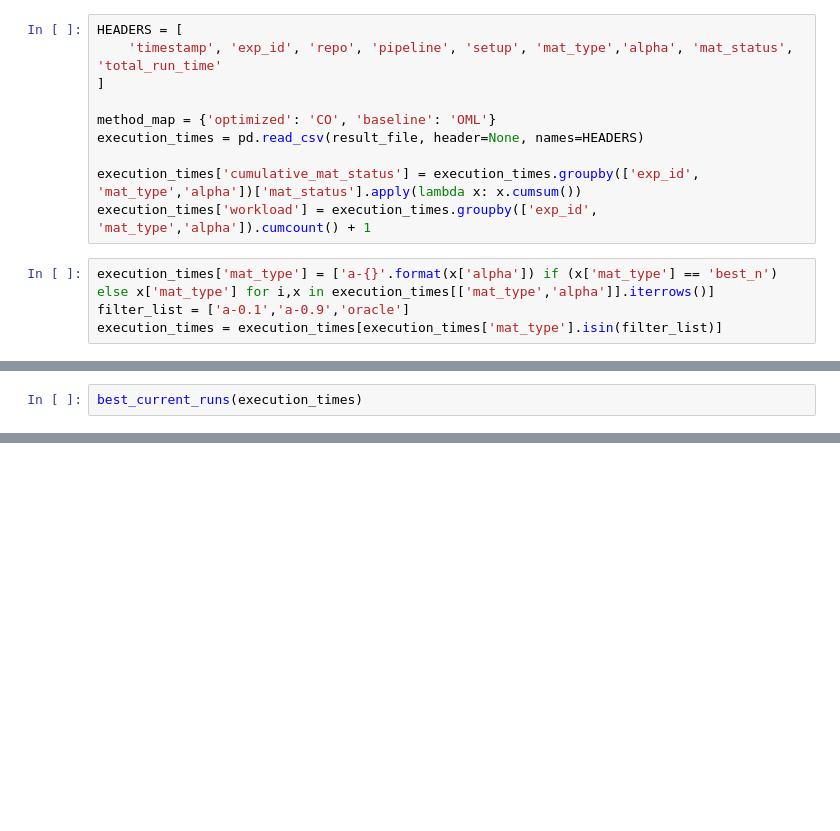
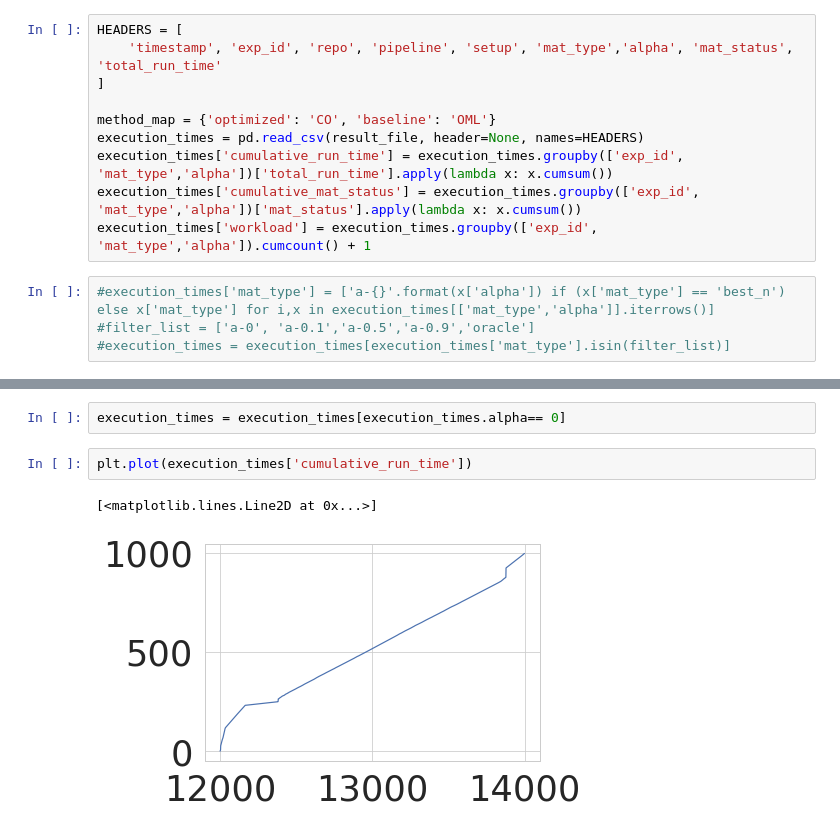
Before and after one commit to dbehrouz/ml-workload-optimization, a Jupyter notebook: code/collaborative-optimizer/paper/experiments/alpha_impact/plots.ipynb, the cells around one changed output, grey strips where cells are left out. Drawn from its saved outputs; the diff is of its cells as text; blank space fills up the shorter version.

```diff
--- a/code/collaborative-optimizer/paper/experiments/alpha_impact/plots.ipynb
+++ b/code/collaborative-optimizer/paper/experiments/alpha_impact/plots.ipynb
@@ -54,12 +56,12 @@ HEADERS = [
 
 method_map = {'optimized': 'CO', 'baseline': 'OML'}
 execution_times = pd.read_csv(result_file, header=None, names=HEADERS)
-
+execution_times['cumulative_run_time'] = execution_times.groupby(['exp_id', 'mat_type','alpha'])['total_run_time'].apply(lambda x: x.cumsum())
 execution_times['cumulative_mat_status'] = execution_times.groupby(['exp_id', 'mat_type','alpha'])['mat_status'].apply(lambda x: x.cumsum())
 execution_times['workload'] = execution_times.groupby(['exp_id', 'mat_type','alpha']).cumcount() + 1
 # %%
-execution_times['mat_type'] = ['a-{}'.format(x['alpha']) if (x['mat_type'] == 'best_n') else x['mat_type'] for i,x in execution_times[['mat_type','alpha']].iterrows()]
-filter_list = ['a-0.1','a-0.9','oracle']
-execution_times = execution_times[execution_times['mat_type'].isin(filter_list)]
+#execution_times['mat_type'] = ['a-{}'.format(x['alpha']) if (x['mat_type'] == 'best_n') else x['mat_type'] for i,x in execution_times[['mat_type','alpha']].iterrows()]
+#filter_list = ['a-0', 'a-0.1','a-0.5','a-0.9','oracle']
+#execution_times = execution_times[execution_times['mat_type'].isin(filter_list)]
 # %%
 def plot_executions_time(df, y='cumulative_run_time', loc=None):
@@ -172,2 +118,0 @@ def best_current_runs(df, loc=None):
-# %%
-best_current_runs(execution_times)
@@ -198,0 +143,7 @@ test
+# %%
+execution_times = execution_times[execution_times.alpha== 0]
+# %%
+plt.plot(execution_times['cumulative_run_time'])
+# %% [output]
+[<matplotlib.lines.Line2D at 0x...>]
+[figure, added]
```
Also changed, not shown: parts of 11 cells of this notebook, 16 other files.
